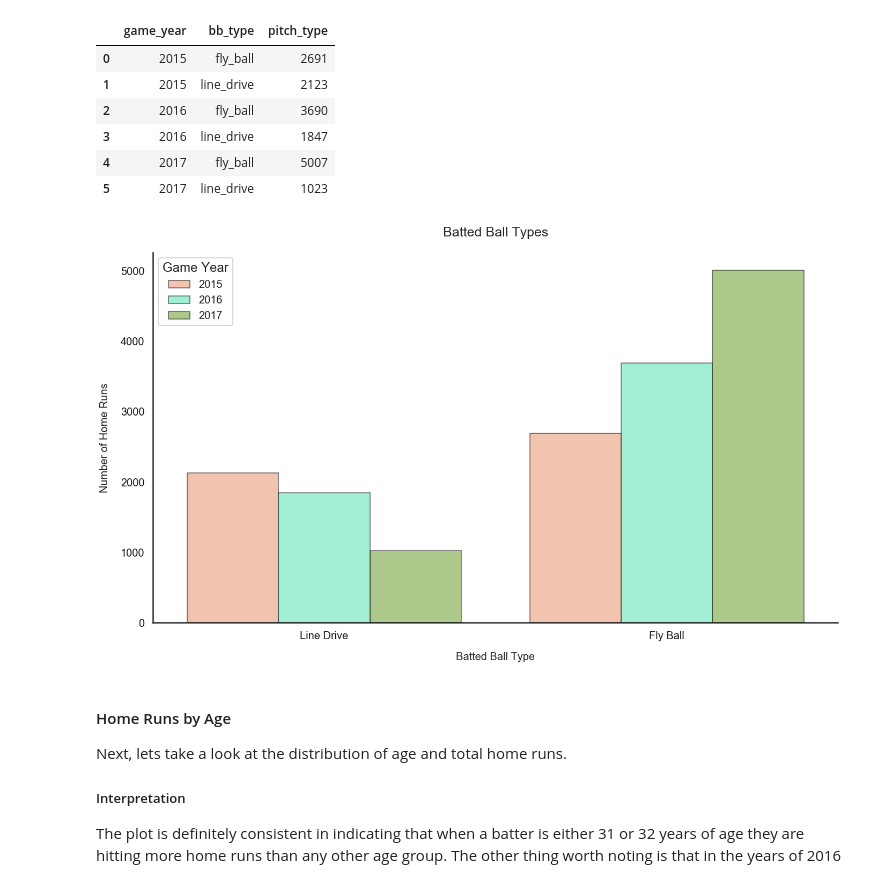
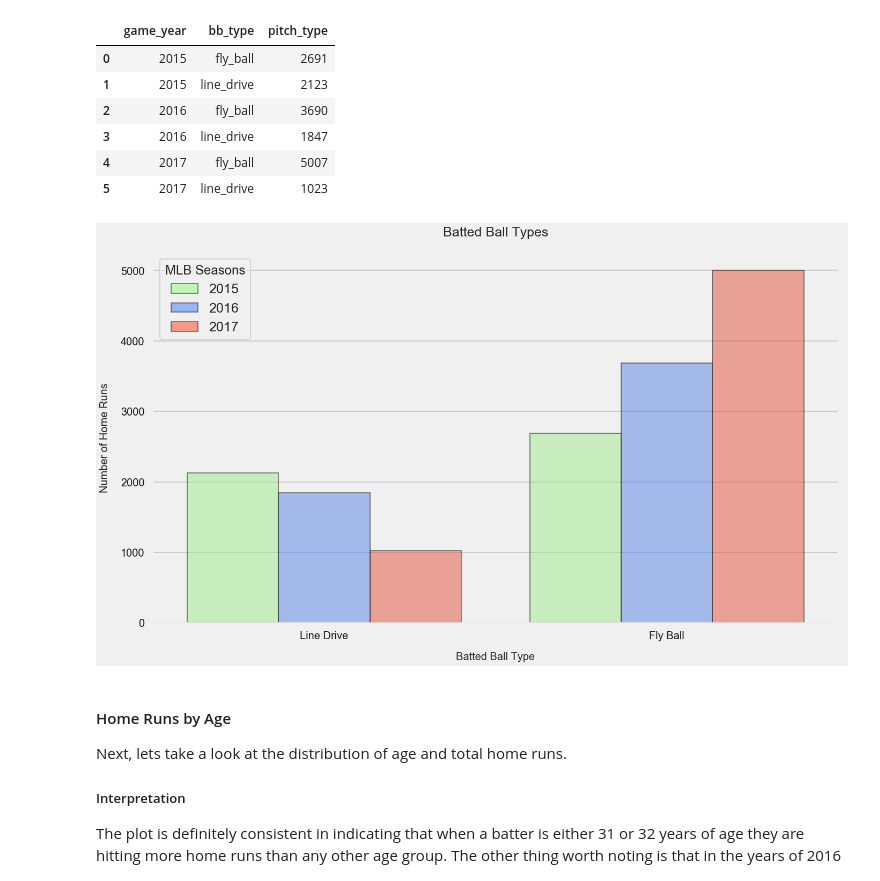
Before and after one commit to datanelson518/MLB_Home_Run_Exit_Velocity, a Jupyter notebook: notebooks/02-EDA.ipynb, the cells around one changed output. Cells and saved outputs as stored; diff of their text form; code cells hidden in the pictures.

Commit message:
updated plots and age column

```diff
--- a/notebooks/02-EDA.ipynb
+++ b/notebooks/02-EDA.ipynb
@@ -830,36 +832,39 @@ bb_type_year
 # %%
 plt.figure(figsize=(20,12))
 
-sns.set(style="white")
+
+colors = ["light green", "lightish blue", "orange red"]
+palette=sns.xkcd_palette(colors)
 sns.set_context("poster", rc={'patch.linewidth':2})
-colors = ["orangish", "greenish cyan", "leaf green"]
-palette=sns.xkcd_palette(colors)
-
 
 plt.title('Batted Ball Types', fontsize=25, pad=30)
 
 a = sns.barplot(bb_type_year['bb_type'].replace({'line_drive':'Line Drive', 'fly_ball':'Fly Ball'}),
                 bb_type_year['pitch_type'],
                 hue=bb_type_year['game_year'],
                 palette=palette,
                 alpha=.5,
                 edgecolor='k',
                 order=['Line Drive', 'Fly Ball']
                )
 
 plt.xlabel('Batted Ball Type', fontsize=20, labelpad=20)
 plt.ylabel('Number of Home Runs', fontsize=20, labelpad=20)
 plt.legend(title="Game Year", fontsize=20)
 
 
 a.tick_params(labelsize=20, labelcolor="k")
 
-sns.despine()
+greenpatches = mpatches.Patch(edgecolor='k', facecolor='#96f97b', label='2015', alpha=.5)
+bluepatches = mpatches.Patch(edgecolor='k', facecolor='#3d7afd', label='2016', alpha=.5)
+redpatches = mpatches.Patch(edgecolor='k', facecolor='#fd411e', label='2017', alpha=.5)
+
+plt.legend(title='MLB Seasons', handles=[greenpatches, bluepatches, redpatches], loc=2, fontsize=25)
 
 plt.tight_layout();
 plt.savefig('../plots/bb_type_by_year.png')
 # %% [output]
-[figure, old version]
+[figure, new version]
 # %% [markdown]
 #### Home Runs by Age
 
```
Also changed, not shown: parts of 6 cells of this notebook, 3 other files.
